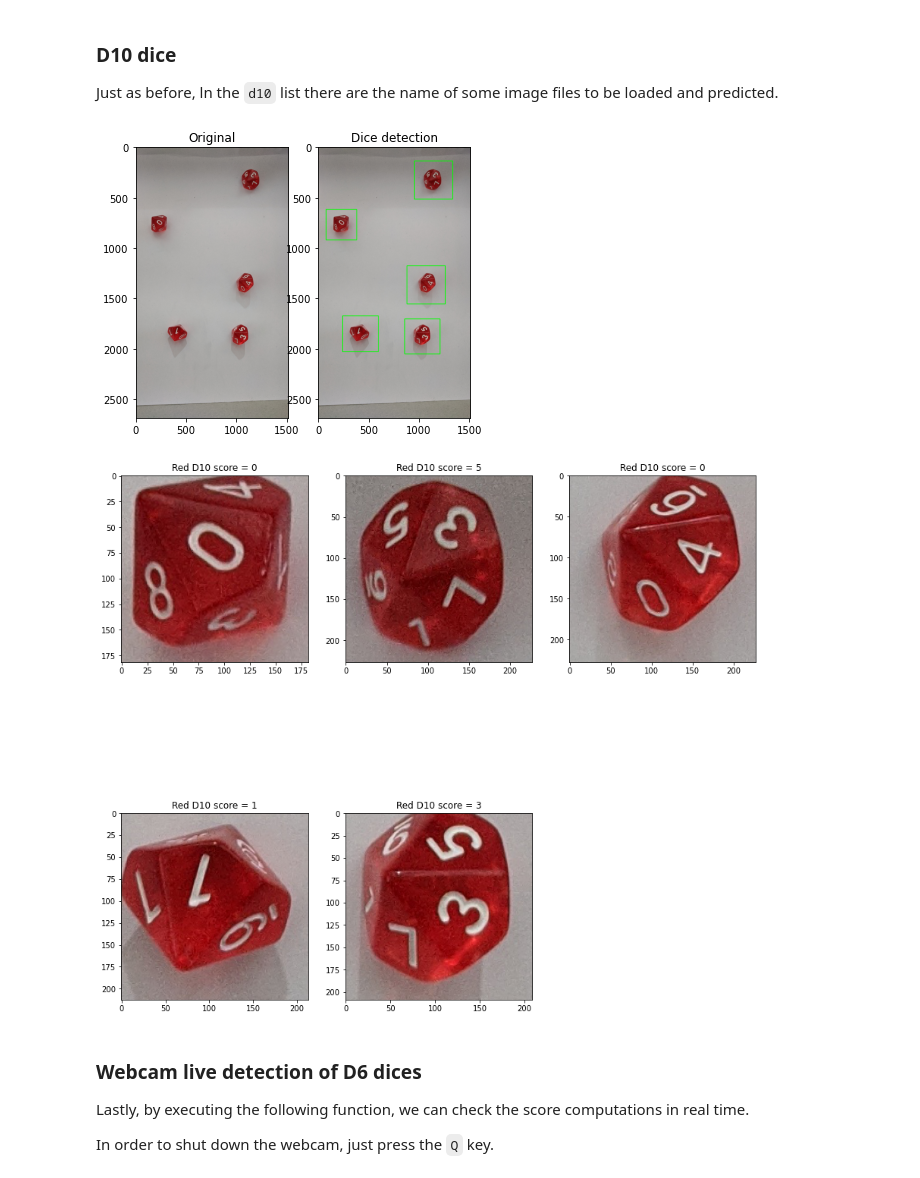
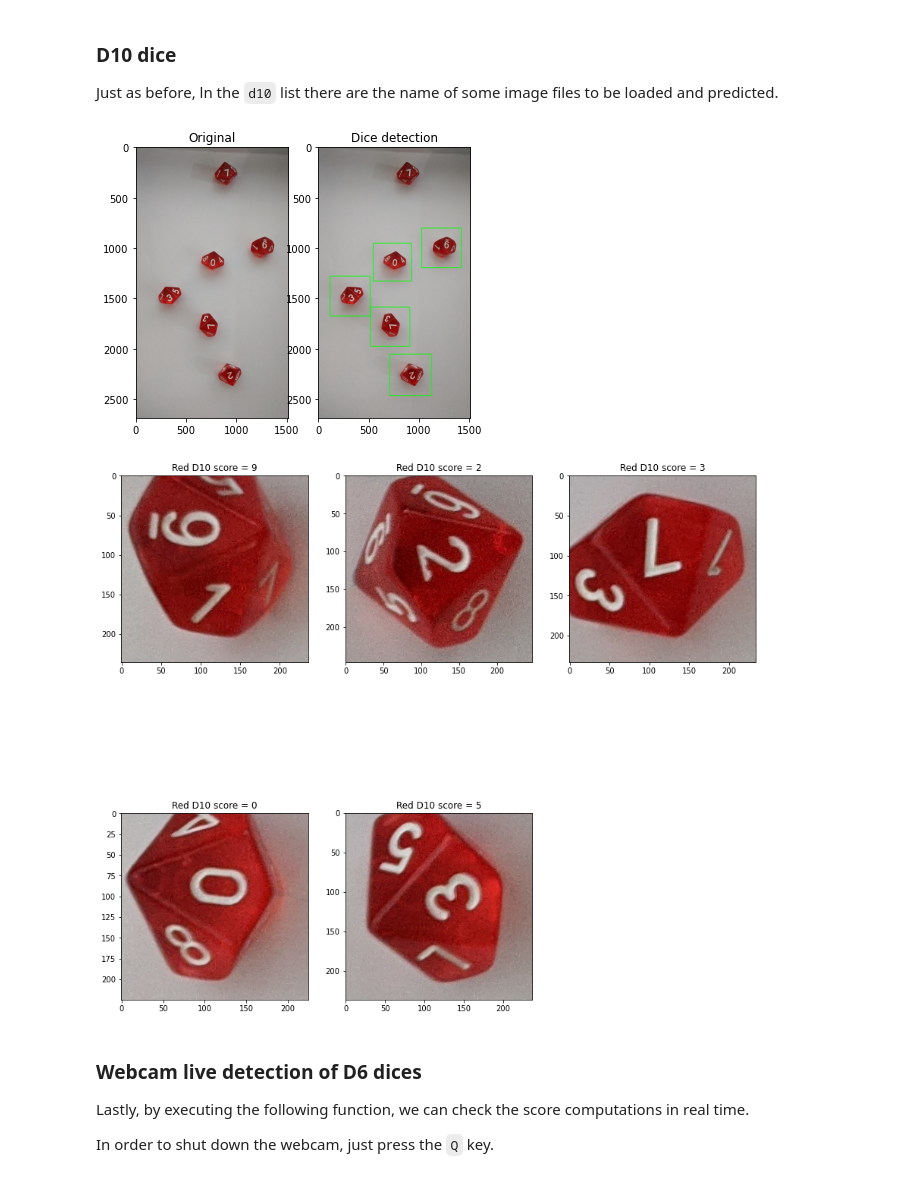
Before and after one commit to ordovas/dice-scores-recognition, a Jupyter notebook: main_project.ipynb, the cells around one changed output. Drawn from its saved outputs; the diff is of its cells as text; code cells hidden in the pictures.

Commit message:
Corrected error in plot

```diff
--- a/main_project.ipynb
+++ b/main_project.ipynb
@@ -76,22 +73,21 @@ d10=["IMG_20201215_001036.jpg",
 "IMG_20201216_170937.jpg",
 "IMG_20201216_170950.jpg",
 "IMG_20201216_170959.jpg",
-"IMG_20201216_171012.jpg",
 "IMG_20201216_171039.jpg",
 "IMG_20201216_171042.jpg",
 "IMG_20201216_171128.jpg"]
 # %%
-lnk="img_testing/d10/"+d10[1]
+lnk="img_testing/d10/"+d10[11]
 im = Image.open(lnk)
 img_pru = np.asarray(im)
 dd=segment_dices(img_pru,detect_dices(img_pru)[0])
 plot_detection(img_pru,detect_dices(img_pru)[1])
 # %% [output]
-[figure, old version]
+[figure, new version]
 # %%
 plot_dices_d10(dd)
 # %% [output]
-[figure, old version]
+[figure, new version]
 # %% [markdown]
 ### Webcam live detection of D6 dices
 
```
Also changed, not shown: parts of 3 cells of this notebook, 1 other file.
